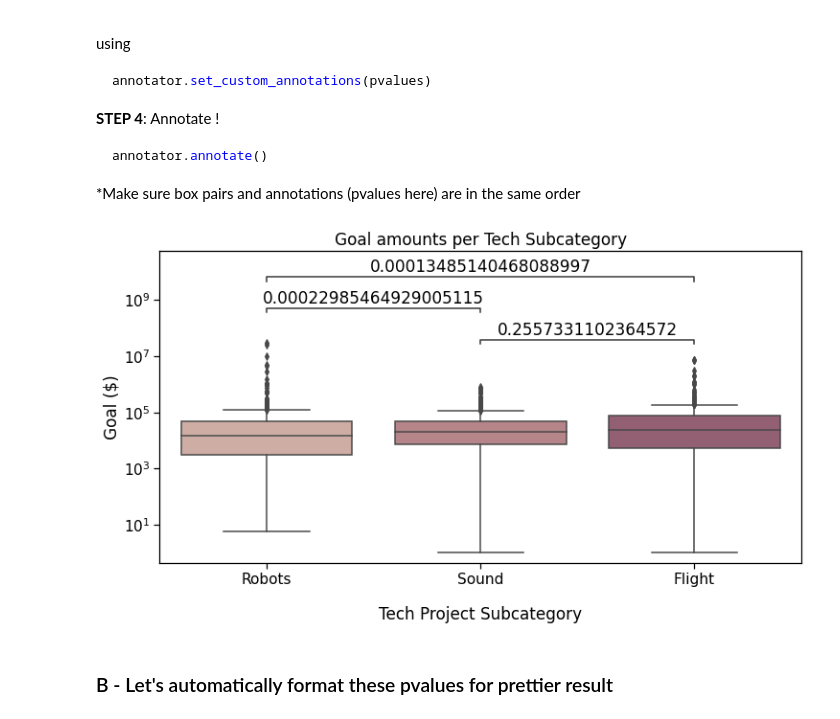
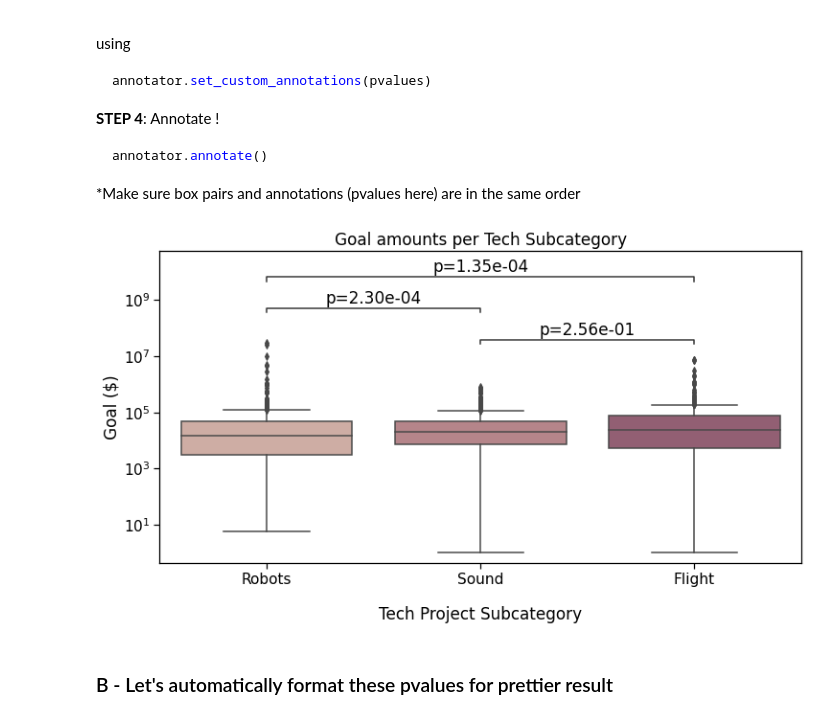
Before and after one commit to trevismd/statannotations-tutorials, a Jupyter notebook: Tutorial_1/Statannotations-Tutorial-1.ipynb, the cells around one changed output. Drawn from its saved outputs; the diff is of its cells as text; code cells hidden in the pictures.

```diff
--- a/Tutorial_1/Statannotations-Tutorial-1.ipynb
+++ b/Tutorial_1/Statannotations-Tutorial-1.ipynb
@@ -63,7 +63,7 @@ For this tutorial, I found the kickstarter dataset
 "Data for 375,000+ Kickstarter projects from 2009-2017" found on https://www.mavenanalytics.io/data-playground,
 including 374,853 campaigns. Let's have a quick peak:
 # %%
-dataset = pd.read_csv('kickstarter_projects.csv')
+dataset = pd.read_csv('../kickstarter_projects.csv')
 dataset.head()
 # %% [output]
 |  | ID | Name | Category | Subcategory | Country | Launched | Deadline | Goal | Pledged | Backers | ... |
@@ -191,7 +191,8 @@ with sns.plotting_context("notebook", font_scale = 1.4):
     ax = get_log_ax()
 
     # Plot with seaborn
-    sns.boxplot(ax=ax, data=rfs, x='State', y='Goal', palette=state_palette)
+    sns.boxplot(ax=ax, data=rfs, x='State', y='Goal', palette=state_palette,
+                order=states_order)
 
     label_plot_for_state(ax)
     plt.savefig("./plot2.png", bbox_inches='tight')
@@ -356,34 +357,35 @@ annotator.annotate()
 # %%
 # Putting the parameters in a dictionary avoids code duplication
 # since we use the same for `sns.boxplot` and `Annotator` calls
 plotting_parameters = {
     'data':    rfs,
     'x':       'Subcategory',
     'y':       'Goal',
     'palette': subcat_palette[1:]
 }
 
 box_pairs = [('Robots', 'Flight'),
              ('Flight', 'Sound'),
              ('Robots', 'Sound')]
 
 with sns.plotting_context('notebook', font_scale = 1.4):
     # Create new plot
     ax = get_log_ax()
 
     # Plot with seaborn
     sns.boxplot(**plotting_parameters)
 
     # Add annotations
     annotator = Annotator(ax, box_pairs, **plotting_parameters)
-    annotator.set_custom_annotations(pvalues)
+    annotator.set_custom_annotations([f"p={p:.2e}" for p in pvalues])
     annotator.annotate()
 
     # Label and show
     label_plot_for_subcat(ax)
+    plt.savefig("./plot1A.png", bbox_inches='tight')
     plt.show()
 # %% [output]
-[figure, old version]
+[figure, new version]
 # %% [markdown]
 ### B - Let's automatically format these pvalues for prettier result
 # %% [markdown]
```
Also changed, not shown: parts of 3 cells of this notebook, 3 other files.
